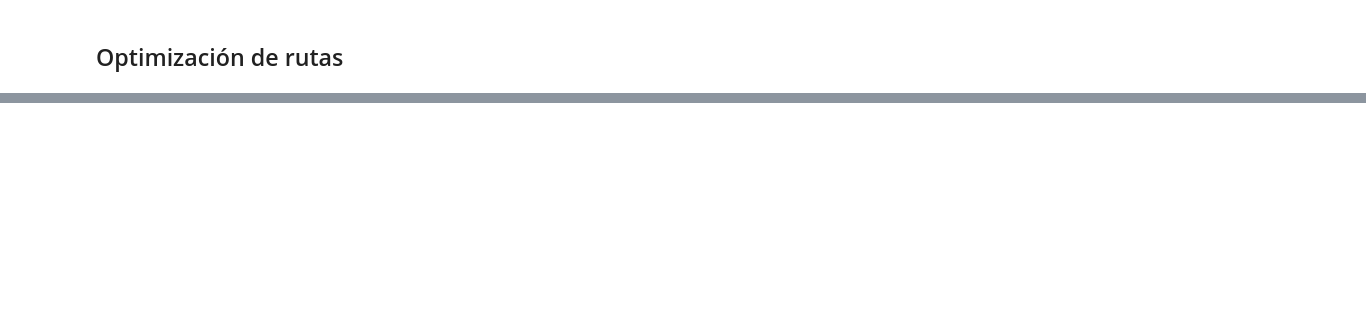
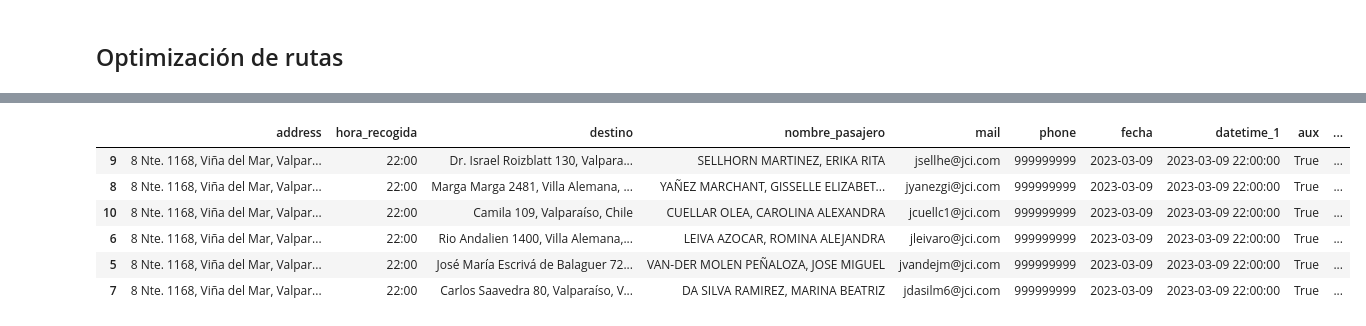
Before and after one commit to martinnnsss/best-route, a Jupyter notebook: routes_1.0.ipynb, the cells around one changed output, grey strips where cells are left out. Cells and saved outputs as stored; diff of their text form; code cells hidden in the pictures; blank space fills up the shorter version.

```diff
--- a/routes_1.0.ipynb
+++ b/routes_1.0.ipynb
@@ -379,0 +356,10 @@ true_df = df[df['aux']==True]
+# %%
+true_df
+# %% [output]
+|  | address | hora_recogida | destino | nombre_pasajero | mail | phone | fecha | datetime_1 | aux | ... |
+| 9 | 8 Nte. 1168, Viña del Mar, Valpar... | 22:00 | Dr. Israel Roizblatt 130, Valpara... | SELLHORN MARTINEZ, ERIKA RITA | jsellhe@jci.com | 999999999 | 2023-03-09 | 2023-03-09 22:00:00 | True | ... |
+| 8 | 8 Nte. 1168, Viña del Mar, Valpar... | 22:00 | Marga Marga 2481, Villa Alemana, ... | YAÑEZ MARCHANT, GISSELLE ELIZABET... | jyanezgi@jci.com | 999999999 | 2023-03-09 | 2023-03-09 22:00:00 | True | ... |
+| 10 | 8 Nte. 1168, Viña del Mar, Valpar... | 22:00 | Camila 109, Valparaíso, Chile | CUELLAR OLEA, CAROLINA ALEXANDRA | jcuellc1@jci.com | 999999999 | 2023-03-09 | 2023-03-09 22:00:00 | True | ... |
+| 6 | 8 Nte. 1168, Viña del Mar, Valpar... | 22:00 | Rio Andalien 1400, Villa Alemana,... | LEIVA AZOCAR, ROMINA ALEJANDRA | jleivaro@jci.com | 999999999 | 2023-03-09 | 2023-03-09 22:00:00 | True | ... |
+| 5 | 8 Nte. 1168, Viña del Mar, Valpar... | 22:00 | José María Escrivá de Balaguer 72... | VAN-DER MOLEN PEÑALOZA, JOSE MIGUEL | jvandejm@jci.com | 999999999 | 2023-03-09 | 2023-03-09 22:00:00 | True | ... |
+| 7 | 8 Nte. 1168, Viña del Mar, Valpar... | 22:00 | Carlos Saavedra 80, Valparaíso, V... | DA SILVA RAMIREZ, MARINA BEATRIZ | jdasilm6@jci.com | 999999999 | 2023-03-09 | 2023-03-09 22:00:00 | True | ... |
```
Also changed, not shown: parts of 15 cells of this notebook, 8 other files.
